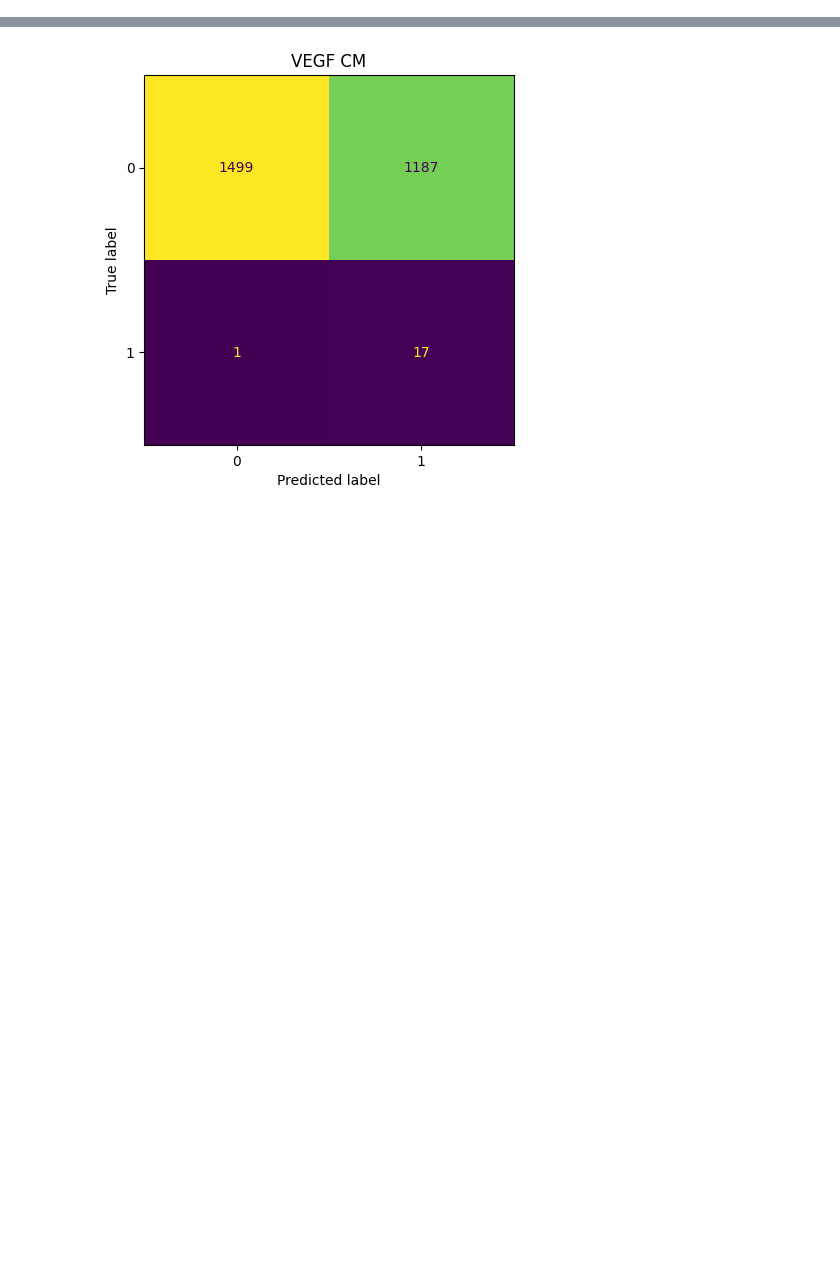
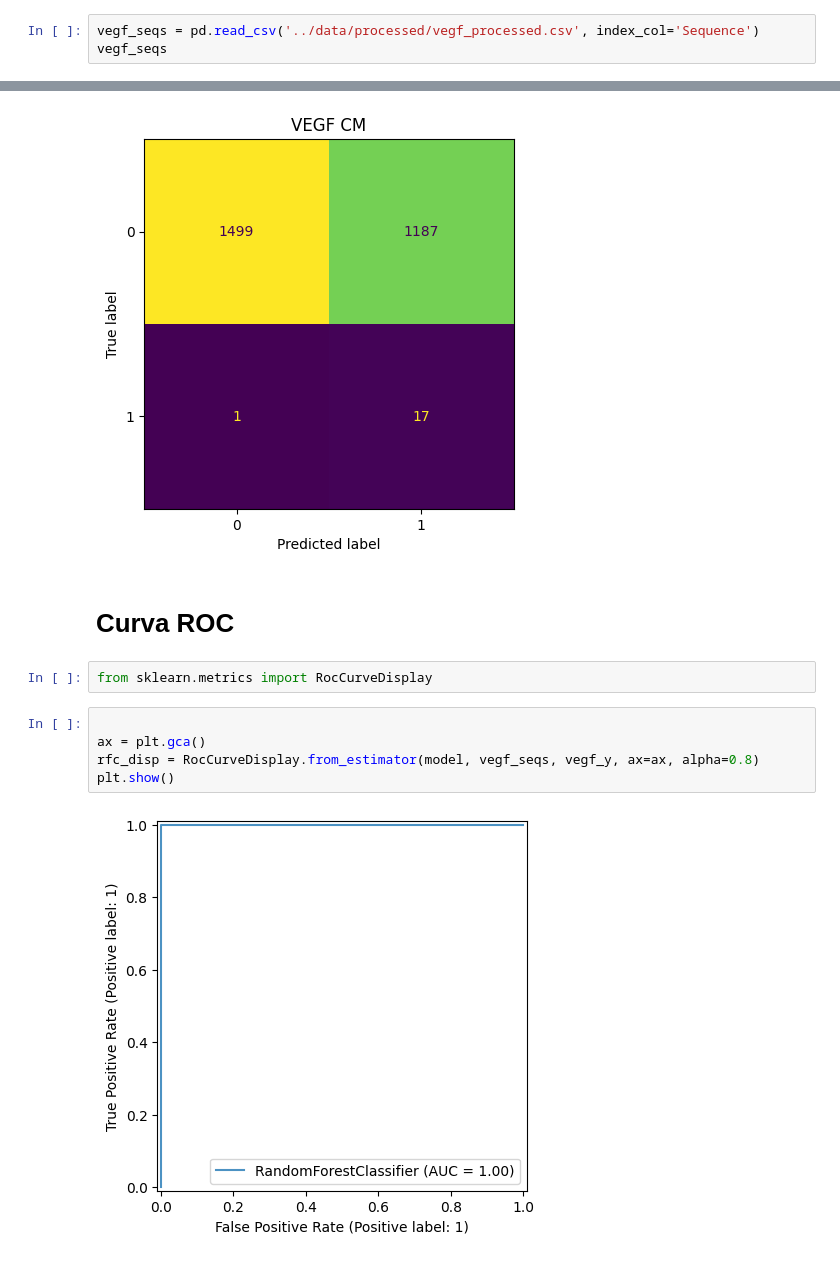
Before and after one commit to A01795375/Proyecto_Integrador_cancer, a Jupyter notebook: notebooks/Avance 5.ipynb, the cells around one changed output, grey strips where cells are left out. Saved outputs shown, nothing was run; the diff lists cells and outputs as text; blank space fills up the shorter version.

```diff
--- a/notebooks/Avance 5.ipynb
+++ b/notebooks/Avance 5.ipynb
@@ -45,0 +62,3 @@ vegf_seqs = pfeature_process(cd_hit_path)
+# %%
+vegf_seqs = pd.read_csv('../data/processed/vegf_processed.csv', index_col='Sequence')
+vegf_seqs
@@ -79,3 +126,14 @@ disp.ax_.set_title('VEGF CM')
 plt.show()
 # %% [output]
 [figure]
+# %% [markdown]
+# Curva ROC
+# %%
+from sklearn.metrics import RocCurveDisplay
+# %%
+
+ax = plt.gca()
+rfc_disp = RocCurveDisplay.from_estimator(model, vegf_seqs, vegf_y, ax=ax, alpha=0.8)
+plt.show()
+# %% [output]
+[figure, added]
```
Also changed, not shown: parts of 14 cells of this notebook, 6 other files.
